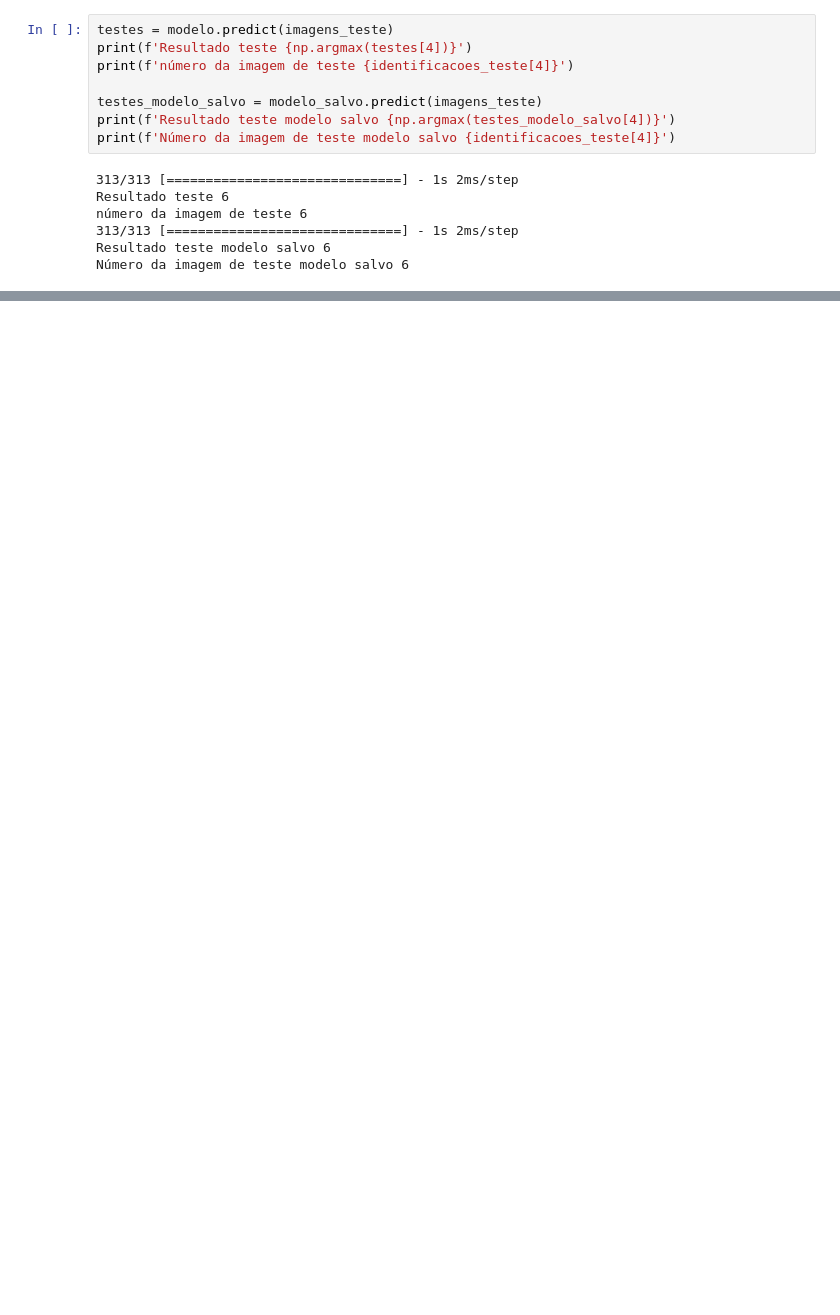
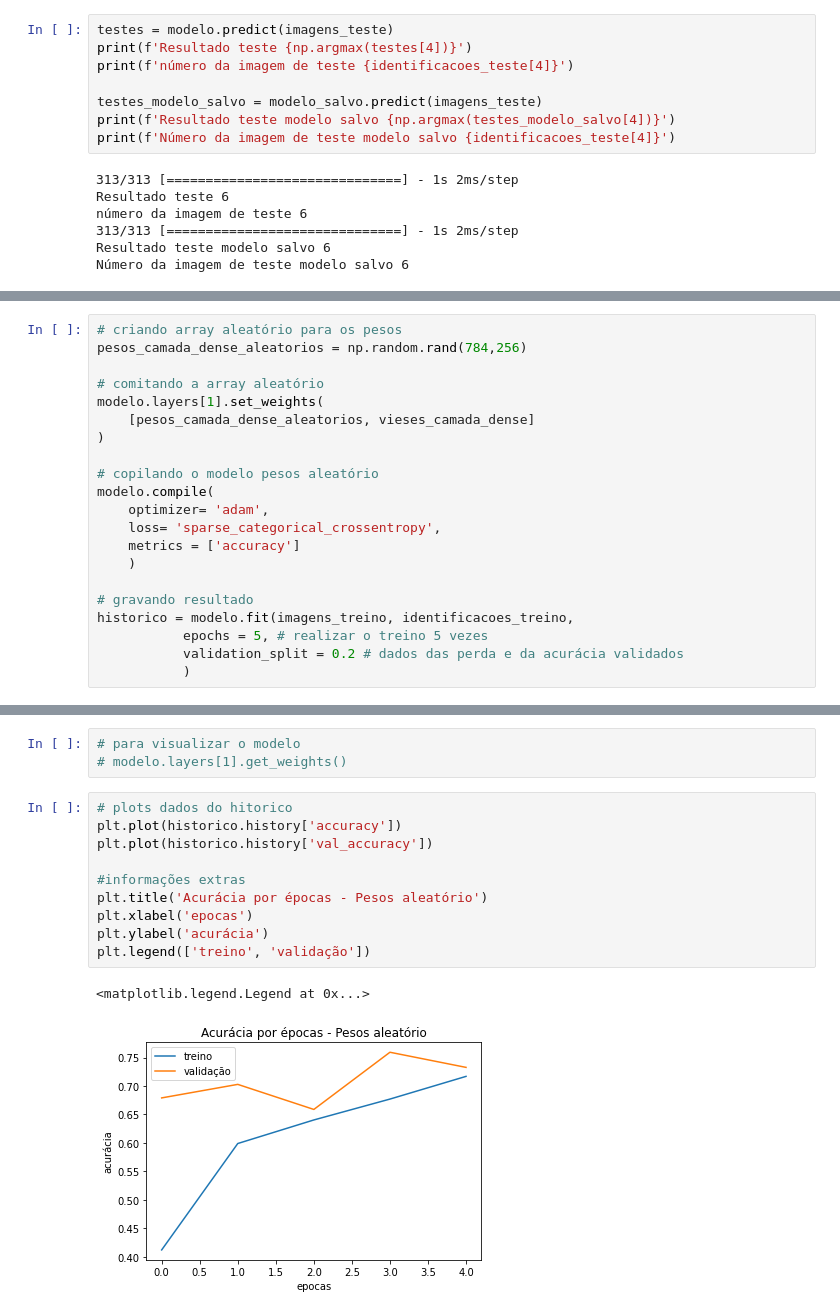
Before and after one commit to orickprazeres/estudo-machine-learning, a Jupyter notebook: Deep Learning/classificacao_roupa_resumo.ipynb, the cells around one changed output, grey strips where cells are left out. Drawn from its saved outputs; the diff is of its cells as text; blank space fills up the shorter version.

```diff
--- a/Deep Learning/classificacao_roupa_resumo.ipynb
+++ b/Deep Learning/classificacao_roupa_resumo.ipynb
@@ -234,0 +333,21 @@ Perda do teste 0.5747406482696533
+# %%
+# criando array aleatório para os pesos
+pesos_camada_dense_aleatorios = np.random.rand(784,256)
+
+# comitando a array aleatório
+modelo.layers[1].set_weights(
+    [pesos_camada_dense_aleatorios, vieses_camada_dense]
+)
+
+# copilando o modelo pesos aleatório
+modelo.compile(
+    optimizer= 'adam',
+    loss= 'sparse_categorical_crossentropy',
+    metrics = ['accuracy']
+    )
+
+# gravando resultado
+historico = modelo.fit(imagens_treino, identificacoes_treino,
+           epochs = 5, # realizar o treino 5 vezes
+           validation_split = 0.2 # dados das perda e da acurácia validados
+           )
@@ -234,0 +365,16 @@ Perda do teste 0.5747406482696533
+# %%
+# para visualizar o modelo
+# modelo.layers[1].get_weights()
+# %%
+# plots dados do hitorico
+plt.plot(historico.history['accuracy'])
+plt.plot(historico.history['val_accuracy'])
+
+#informações extras
+plt.title('Acurácia por épocas - Pesos aleatório')
+plt.xlabel('epocas')
+plt.ylabel('acurácia')
+plt.legend(['treino', 'validação'])
+# %% [output]
+<matplotlib.legend.Legend at 0x...>
+[figure, added]
```
Also changed, not shown: parts of 38 cells of this notebook, 1 other file.
